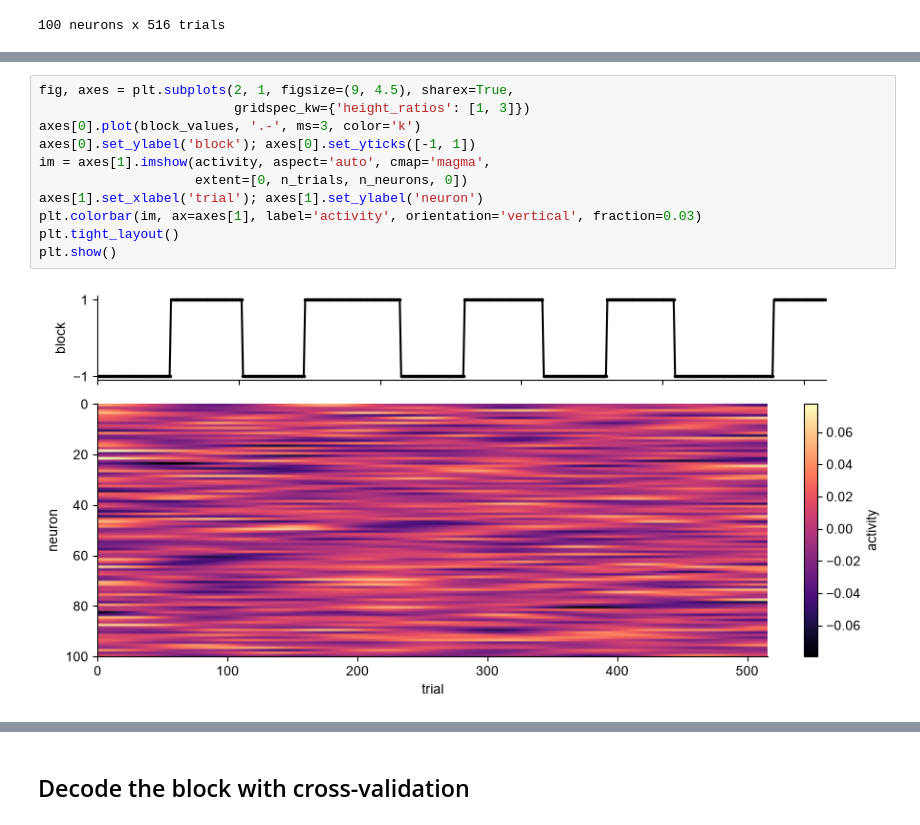
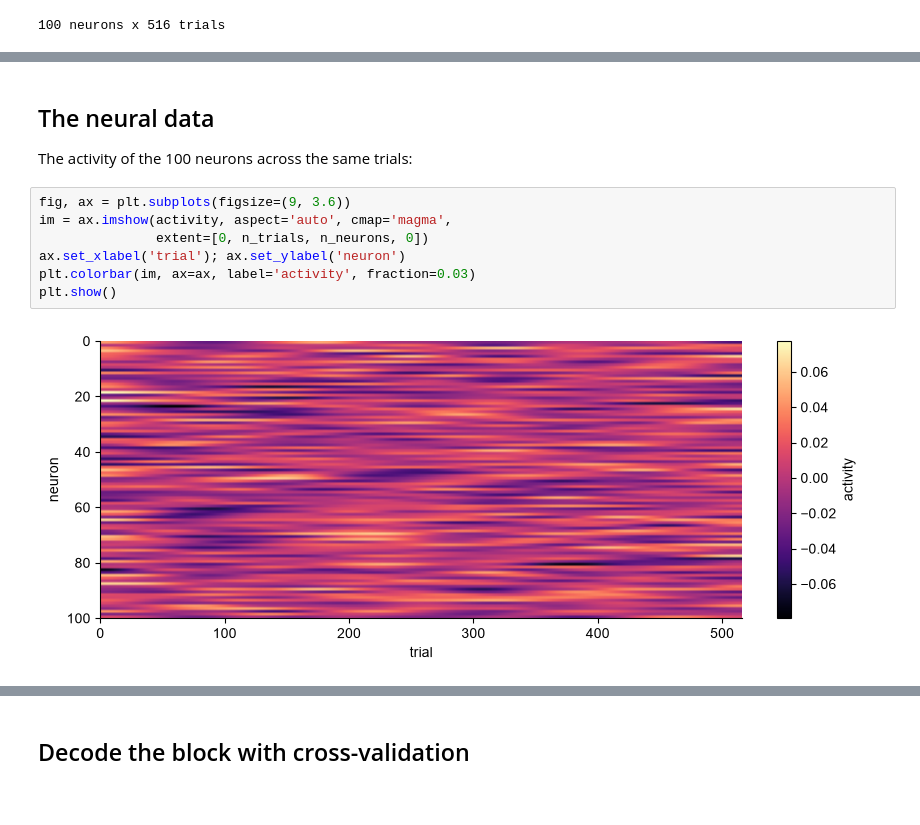
Before and after one commit to SteinmetzLab/GoodAnalysisPractice, a Jupyter notebook: nb4/notebook4_student.ipynb, the cells around one changed output, grey strips where cells are left out. Cells and saved outputs as stored; diff of their text form.

```diff
--- a/nb4/notebook4_student.ipynb
+++ b/nb4/notebook4_student.ipynb
@@ -82,13 +94,13 @@ print(f'{n_neurons} neurons x {n_trials} trials')
+# %% [markdown]
+## The neural data
+
+The activity of the 100 neurons across the same trials:
 # %%
-fig, axes = plt.subplots(2, 1, figsize=(9, 4.5), sharex=True,
-                         gridspec_kw={'height_ratios': [1, 3]})
-axes[0].plot(block_values, '.-', ms=3, color='k')
-axes[0].set_ylabel('block'); axes[0].set_yticks([-1, 1])
-im = axes[1].imshow(activity, aspect='auto', cmap='magma',
-                    extent=[0, n_trials, n_neurons, 0])
-axes[1].set_xlabel('trial'); axes[1].set_ylabel('neuron')
-plt.colorbar(im, ax=axes[1], label='activity', orientation='vertical', fraction=0.03)
-plt.tight_layout()
+fig, ax = plt.subplots(figsize=(9, 3.6))
+im = ax.imshow(activity, aspect='auto', cmap='magma',
+               extent=[0, n_trials, n_neurons, 0])
+ax.set_xlabel('trial'); ax.set_ylabel('neuron')
+plt.colorbar(im, ax=ax, label='activity', fraction=0.03)
 plt.show()
 # %% [output]
-[figure, old version]
+[figure, new version]
```
Also changed, not shown: parts of 8 cells of this notebook, 11 other files.
